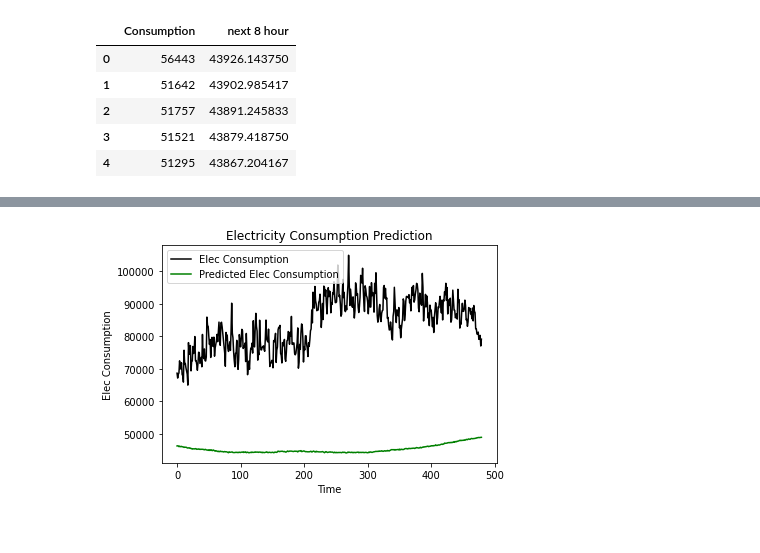
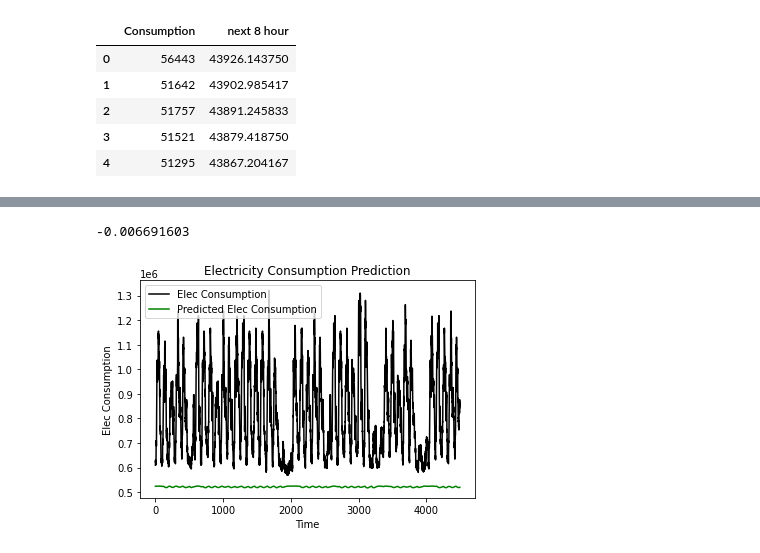
Before and after one commit to aminkhod/time-series_electric-consumption, a Jupyter notebook: Machine Learning to Predict Consumption.ipynb, the cells around one changed output, grey strips where cells are left out. Saved outputs shown, nothing was run; the diff lists cells and outputs as text; code cells hidden in the pictures.

```diff
--- a/Machine Learning to Predict Consumption.ipynb
+++ b/Machine Learning to Predict Consumption.ipynb
@@ -48,15 +66,15 @@ training_set_scaled = sc.fit_transform(training_set[:100000])
 # %%
-minutesAgoUpperBound = 1440
-minutesAgoLowerBound = 1540
+minutesAgoUpperBound = 96
+minutesAgoLowerBound = 128
 
 featureSize = minutesAgoLowerBound - minutesAgoUpperBound
 
-minutespredict = 480
+minutespredict = 1
 X_train = []
 y_train = []
-for i in range(minutesAgoLowerBound, 100000 - minutespredict):
+for i in range(minutesAgoLowerBound, 10000 - minutespredict):
     X_train.append(training_set_scaled[i - minutesAgoLowerBound:i-minutesAgoUpperBound, 0])
-    y_train.append([training_set_scaled[i + x, 0] for x in range(minutespredict)])
+    y_train.append(training_set_scaled[i])
 X_train, y_train = np.array(X_train), np.array(y_train)
 X_train = np.reshape(X_train, (X_train.shape[0], X_train.shape[1], 1))
 X_train.shape
@@ -77,14 +98,15 @@ from keras.layers import Dense
 # %%
 model = Sequential()
-model.add(LSTM(units=50,return_sequences=True,input_shape=(X_train.shape[1], 1)))
+model.add(LSTM(units=30,return_sequences=True,input_shape=(X_train.shape[1], 1)))
+# model.add(Dropout(0.2))
+model.add(LSTM(units=30,return_sequences=True))
+# model.add(Dropout(0.2))
+model.add(LSTM(units=30,return_sequences=True))
 model.add(Dropout(0.2))
-model.add(LSTM(units=50,return_sequences=True))
+model.add(LSTM(units=30))
 model.add(Dropout(0.2))
-model.add(LSTM(units=50,return_sequences=True))
-model.add(Dropout(0.2))
-model.add(LSTM(units=50))
-model.add(Dropout(0.2))
-model.add(Dense(units=minutespredict))
+# model.add(Dense(units=minutespredict))
+model.add(Dense(units=1))
 model.compile(optimizer='adam',loss='mean_squared_error')
 model.summary()
 # %% [output]
@@ -135,4 +152,6 @@ Epoch 100/100
 # url = 'https://raw.githubusercontent.com/mwitiderrick/stockprice/master/tatatest.csv'
 # dataset_test = pd.read_csv(url)
 # real_stock_price = dataset_test.iloc[:, 1:2].values
-real_Consumption = training_set[100000:100000 + minutesAgoUpperBound]
+real_Consumption = training_set[10000:]
+# real_Consumption = sc.transform(real_Consumption.reshape(-1,1))
+real_Consumption
@@ -142,11 +165,12 @@ real_Consumption = training_set[100000:100000 + minutesAgoUpperBound]
 # %%
 # dataset_total = pd.concat((dataset_train['Open'], dataset_test['Open']), axis = 0)
 # inputs = dataset_train[len(dataset_total) - len(dataset_test) - 60:].values
-inputs = training_set[100000 - minutesAgoLowerBound:]
+inputs = training_set[10000 - minutesAgoLowerBound:]
 inputs = inputs.reshape(-1, 1)
 inputs = sc.transform(inputs)
 X_test = []
-for i in range(minutesAgoLowerBound, 2 * minutesAgoUpperBound):
+for i in range(minutesAgoLowerBound, len(inputs)):
     X_test.append(inputs[i-minutesAgoLowerBound:i-minutesAgoUpperBound, 0])
 X_test = np.array(X_test)
 X_test = np.reshape(X_test, (X_test.shape[0], X_test.shape[1], 1))
+X_test
@@ -153,13 +195,16 @@ X_test = np.reshape(X_test, (X_test.shape[0], X_test.shape[1], 1))
 # %%
 predicted_Consumption = model.predict(X_test)
 # predicted_Consumption = sc.inverse_transform(predicted_Consumption)
+predicted_Consumption.min()
+# %% [output]
+-0.006691603
 # %%
-plt.plot(real_Consumption[:480], color = 'black', label = 'Elec Consumption')
-plt.plot(sc.inverse_transform(predicted_Consumption)[0], color = 'green', label = 'Predicted Elec Consumption')
+plt.plot(real_Consumption, color = 'black', label = 'Elec Consumption')
+plt.plot(sc.inverse_transform(predicted_Consumption), color = 'green', label = 'Predicted Elec Consumption')
 plt.title('Electricity Consumption Prediction')
 plt.xlabel('Time')
 plt.ylabel('Elec Consumption')
 plt.legend()
 plt.show()
 # %% [output]
-[figure, old version]
+[figure, new version]
```
Also changed, not shown: parts of 14 cells of this notebook, 3 other files.
